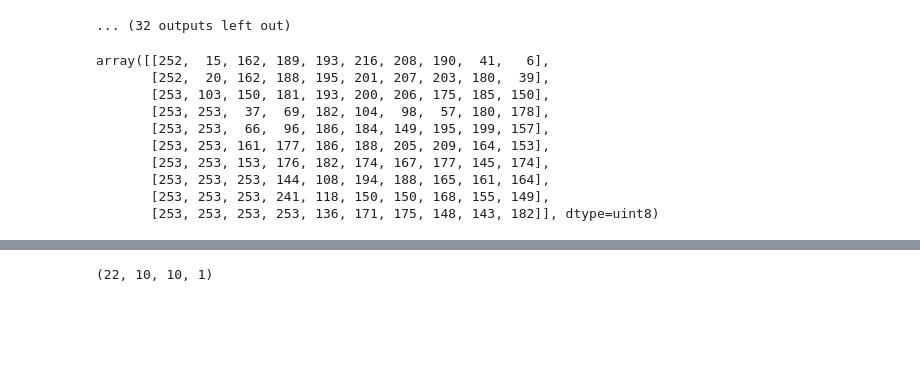
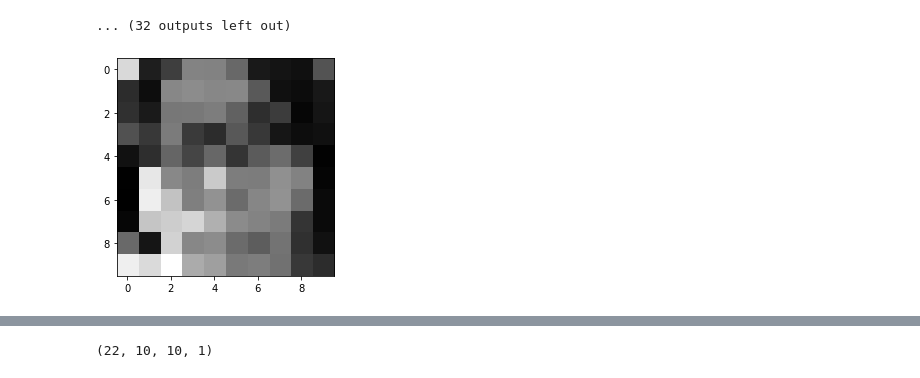
Before and after one commit to lisaong/stackup-workshops, a Jupyter notebook: mask-or-not/mask_or_not.ipynb, the cells around one changed output, grey strips where cells are left out. Saved outputs shown, nothing was run; the diff lists cells and outputs as text; code cells hidden in the pictures; blank space fills up the shorter version.

Commit message:
get test images

```diff
--- a/mask-or-not/mask_or_not.ipynb
+++ b/mask-or-not/mask_or_not.ipynb
@@ -360,16 +363,9 @@ X_cnn = np.vstack([images_nomask, images_mask])
 2.jpg
 [figure]
 ... (32 outputs left out)
-# %%
-X_cnn[0]
-# %% [output]
-array([[252,  15, 162, 189, 193, 216, 208, 190,  41,   6],
-       [252,  20, 162, 188, 195, 201, 207, 203, 180,  39],
-       [253, 103, 150, 181, 193, 200, 206, 175, 185, 150],
-       [253, 253,  37,  69, 182, 104,  98,  57, 180, 178],
-       [253, 253,  66,  96, 186, 184, 149, 195, 199, 157],
-       [253, 253, 161, 177, 186, 188, 205, 209, 164, 153],
-       [253, 253, 153, 176, 182, 174, 167, 177, 145, 174],
-       [253, 253, 253, 144, 108, 194, 188, 165, 161, 164],
-       [253, 253, 253, 241, 118, 150, 150, 168, 155, 149],
-       [253, 253, 253, 253, 136, 171, 175, 148, 143, 182]], dtype=uint8)
+# %%
+# test image without mask
+plt.imshow(X_cnn[6].reshape(OUTPUT_SIZE), cmap='gray')
+plt.show()
+# %% [output]
+[figure, added]
```
Also changed, not shown: parts of 5 cells of this notebook.
